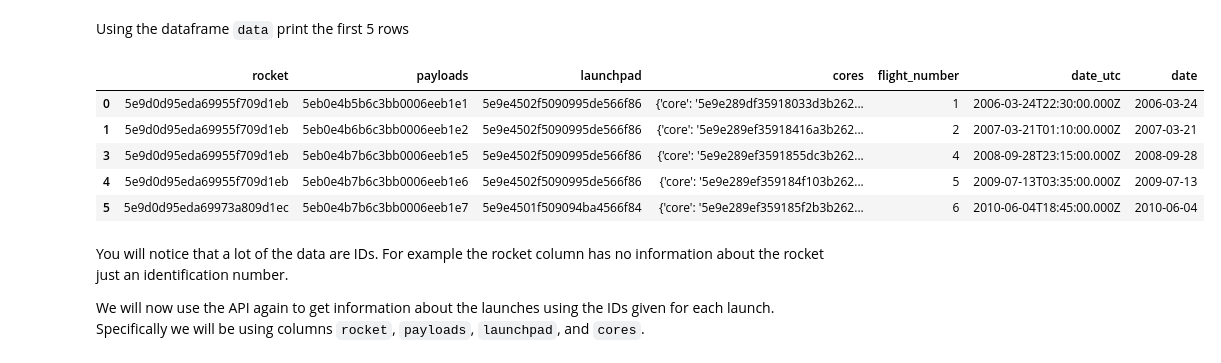
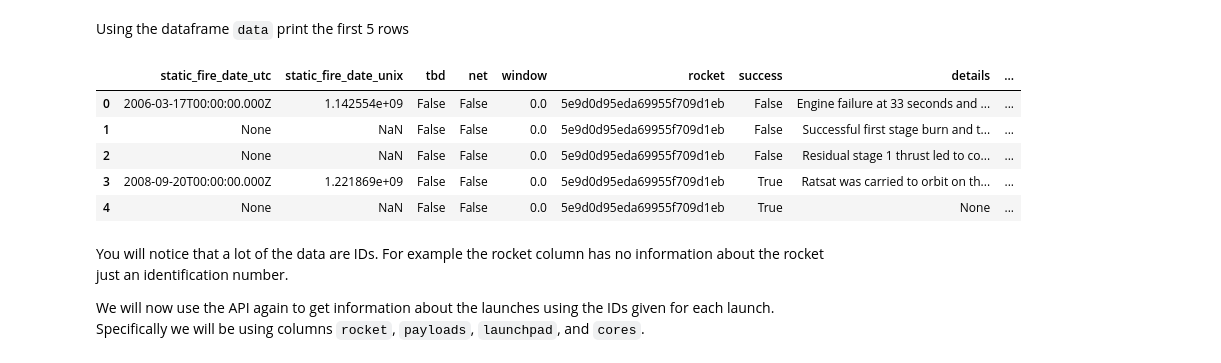
Before and after one commit to raaasin/Datacollection-API-Wrangling, a Jupyter notebook: jupyter-labs-spacex-data-collection-api.ipynb, the cells around one changed output. Drawn from its saved outputs; the diff is of its cells as text; code cells hidden in the pictures.

```diff
--- a/jupyter-labs-spacex-data-collection-api.ipynb
+++ b/jupyter-labs-spacex-data-collection-api.ipynb
@@ -126,3 +121,7 @@ We should see that the request was successfull with the 200 status response code
 response.status_code
 # %% [output]
 200
+# %%
+# request the SpaceX launch data
+res = requests.get(static_json_url)
+print(res.content)
@@ -133,16 +132,23 @@ data = pd.json_normalize(response.json())
+# %%
+# Use json_normalize method to convert the json result into a dataframe
+
+# decode response content as json
+static_json_df = res.json()
+# %%
+# apply json_normalize
+data = pd.json_normalize(static_json_df)
 # %% [markdown]
 Using the dataframe <code>data</code> print the first 5 rows
 # %%
 # Get the head of the dataframe
-# Get the head of the dataframe
-data.head()
+data.head(5)
 # %% [output]
-|  | rocket | payloads | launchpad | cores | flight_number | date_utc | date |
-| 0 | 5e9d0d95eda69955f709d1eb | 5eb0e4b5b6c3bb0006eeb1e1 | 5e9e4502f5090995de566f86 | {'core': '5e9e289df35918033d3b262... | 1 | 2006-03-24T22:30:00.000Z | 2006-03-24 |
-| 1 | 5e9d0d95eda69955f709d1eb | 5eb0e4b6b6c3bb0006eeb1e2 | 5e9e4502f5090995de566f86 | {'core': '5e9e289ef35918416a3b262... | 2 | 2007-03-21T01:10:00.000Z | 2007-03-21 |
-| 3 | 5e9d0d95eda69955f709d1eb | 5eb0e4b7b6c3bb0006eeb1e5 | 5e9e4502f5090995de566f86 | {'core': '5e9e289ef3591855dc3b262... | 4 | 2008-09-28T23:15:00.000Z | 2008-09-28 |
-| 4 | 5e9d0d95eda69955f709d1eb | 5eb0e4b7b6c3bb0006eeb1e6 | 5e9e4502f5090995de566f86 | {'core': '5e9e289ef359184f103b262... | 5 | 2009-07-13T03:35:00.000Z | 2009-07-13 |
-| 5 | 5e9d0d95eda69973a809d1ec | 5eb0e4b7b6c3bb0006eeb1e7 | 5e9e4501f509094ba4566f84 | {'core': '5e9e289ef359185f2b3b262... | 6 | 2010-06-04T18:45:00.000Z | 2010-06-04 |
+|  | static_fire_date_utc | static_fire_date_unix | tbd | net | window | rocket | success | details | ... |
+| 0 | 2006-03-17T00:00:00.000Z | 1.142554e+09 | False | False | 0.0 | 5e9d0d95eda69955f709d1eb | False | Engine failure at 33 seconds and ... | ... |
+| 1 | None | NaN | False | False | 0.0 | 5e9d0d95eda69955f709d1eb | False | Successful first stage burn and t... | ... |
+| 2 | None | NaN | False | False | 0.0 | 5e9d0d95eda69955f709d1eb | False | Residual stage 1 thrust led to co... | ... |
+| 3 | 2008-09-20T00:00:00.000Z | 1.221869e+09 | False | False | 0.0 | 5e9d0d95eda69955f709d1eb | True | Ratsat was carried to orbit on th... | ... |
+| 4 | None | NaN | False | False | 0.0 | 5e9d0d95eda69955f709d1eb | True | None | ... |
 # %% [markdown]
 You will notice that a lot of the data are IDs. For example the rocket column has no information about the rocket just an identification number.
 
```
Also changed, not shown: parts of 26 cells of this notebook.
